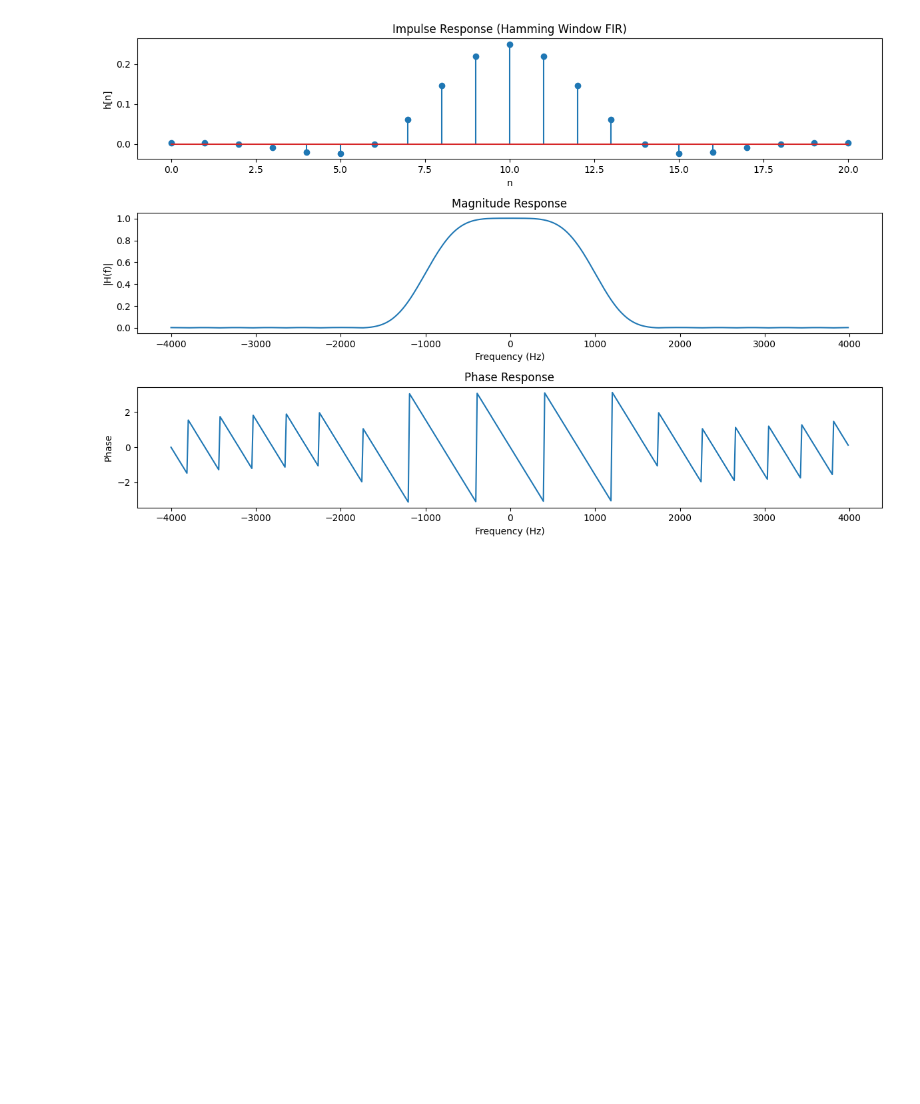
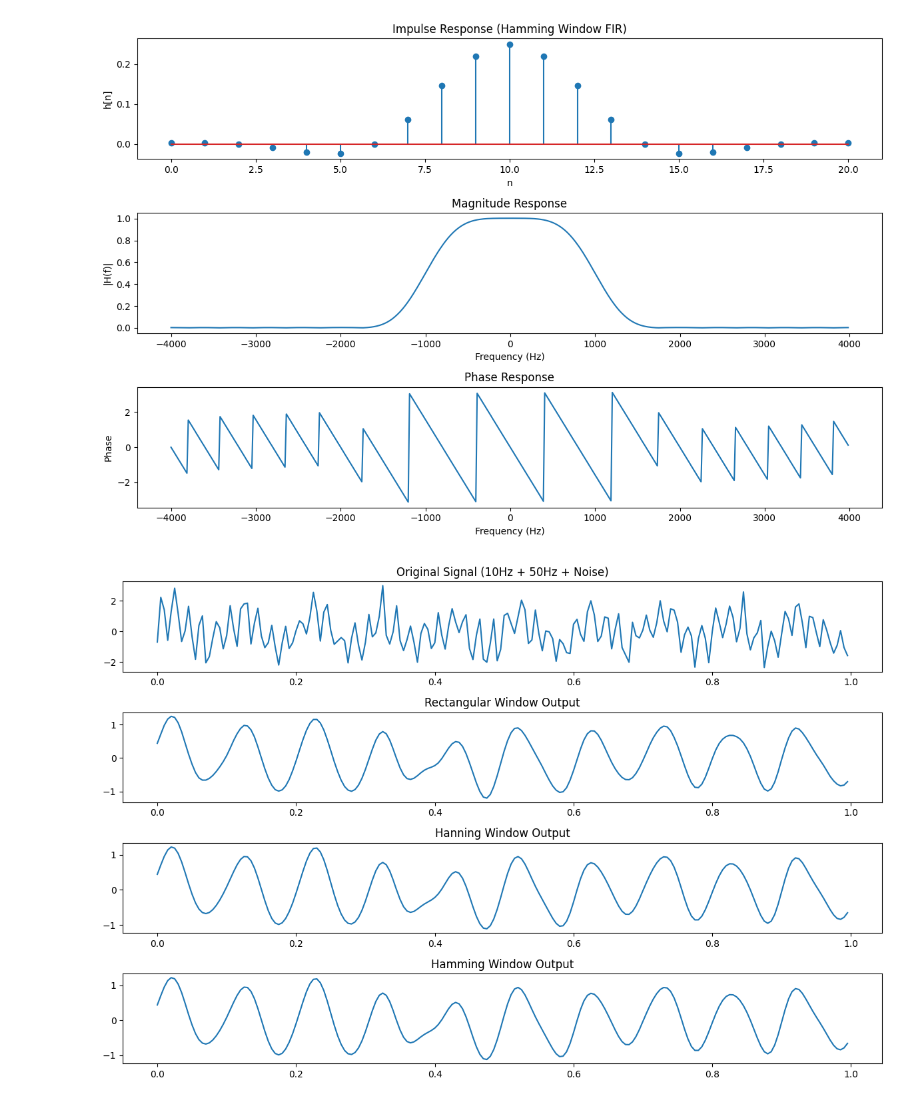
Before and after one commit to Alvee78/des, a Jupyter notebook: Prectice.ipynb, the cells around one changed output. Cells and saved outputs as stored; diff of their text form; code cells hidden in the pictures; blank space fills up the shorter version.

```diff
--- a/Prectice.ipynb
+++ b/Prectice.ipynb
@@ -292,3 +292,85 @@ plt.tight_layout()
 plt.show()
 # %% [output]
 [figure]
+# %%
+import numpy as np
+import matplotlib.pyplot as plt
+
+fs = 200  # sampling frequency
+t = np.arange(0, 1, 1/fs)
+
+# -------------------------
+# SIGNAL: 10 Hz + 50 Hz + noise
+# -------------------------
+x = (np.sin(2*np.pi*10*t) +
+     np.sin(2*np.pi*50*t) +
+     0.5*np.random.randn(len(t)))
+
+# -------------------------
+# FIR DESIGN PARAMETERS
+# -------------------------
+fc = 20
+N = 51
+M = (N - 1) // 2
+n = np.arange(N)
+fc_norm = fc / fs
+
+# -------------------------
+# IDEAL LOW PASS (sinc)
+# -------------------------
+h_ideal = np.zeros(N)
+
+for i in range(N):
+    if i == M:
+        h_ideal[i] = 2 * fc_norm
+    else:
+        h_ideal[i] = np.sin(2*np.pi*fc_norm*(i-M)) / (np.pi*(i-M))
+
+# -------------------------
+# WINDOWS
+# -------------------------
+rect = np.ones(N)
+
+hanning = 0.5 - 0.5*np.cos(2*np.pi*n/(N-1))
+
+hamming = 0.54 - 0.46*np.cos(2*np.pi*n/(N-1))
+
+# -------------------------
+# FILTERS
+# -------------------------
+h_rect = h_ideal * rect
+h_hanning = h_ideal * hanning
+h_hamming = h_ideal * hamming
+
+# -------------------------
+# CONVOLUTION
+# -------------------------
+y_rect = np.convolve(x, h_rect, mode='same')
+y_hanning = np.convolve(x, h_hanning, mode='same')
+y_hamming = np.convolve(x, h_hamming, mode='same')
+
+# -------------------------
+# PLOTS
+# -------------------------
+plt.figure(figsize=(12,8))
+
+plt.subplot(4,1,1)
+plt.plot(t, x)
+plt.title("Original Signal (10Hz + 50Hz + Noise)")
+
+plt.subplot(4,1,2)
+plt.plot(t, y_rect)
+plt.title("Rectangular Window Output")
+
+plt.subplot(4,1,3)
+plt.plot(t, y_hanning)
+plt.title("Hanning Window Output")
+
+plt.subplot(4,1,4)
+plt.plot(t, y_hamming)
+plt.title("Hamming Window Output")
+
+plt.tight_layout()
+plt.show()
+# %% [output]
+[figure, added]
```
